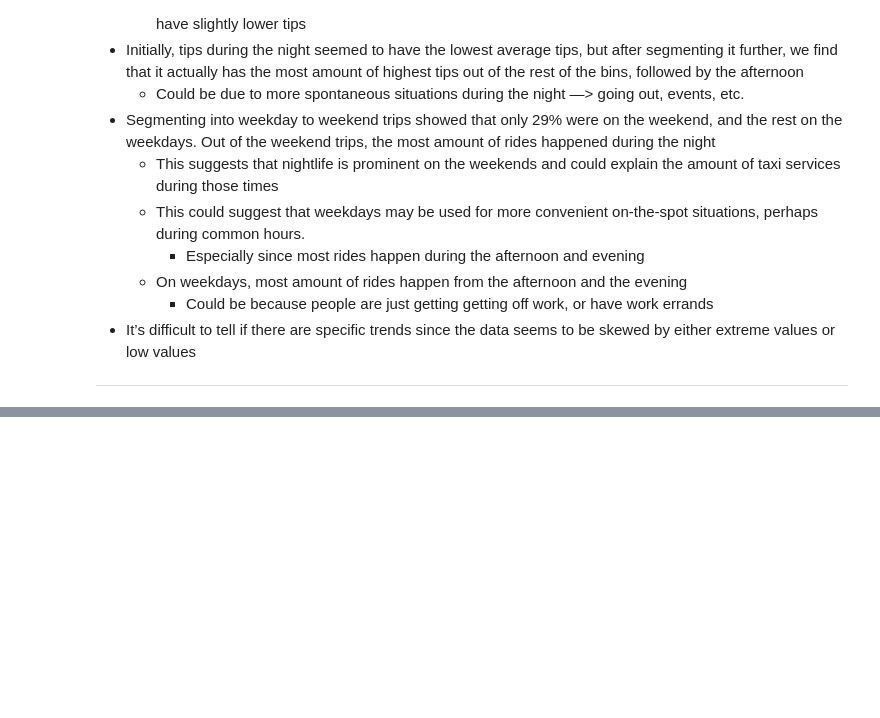
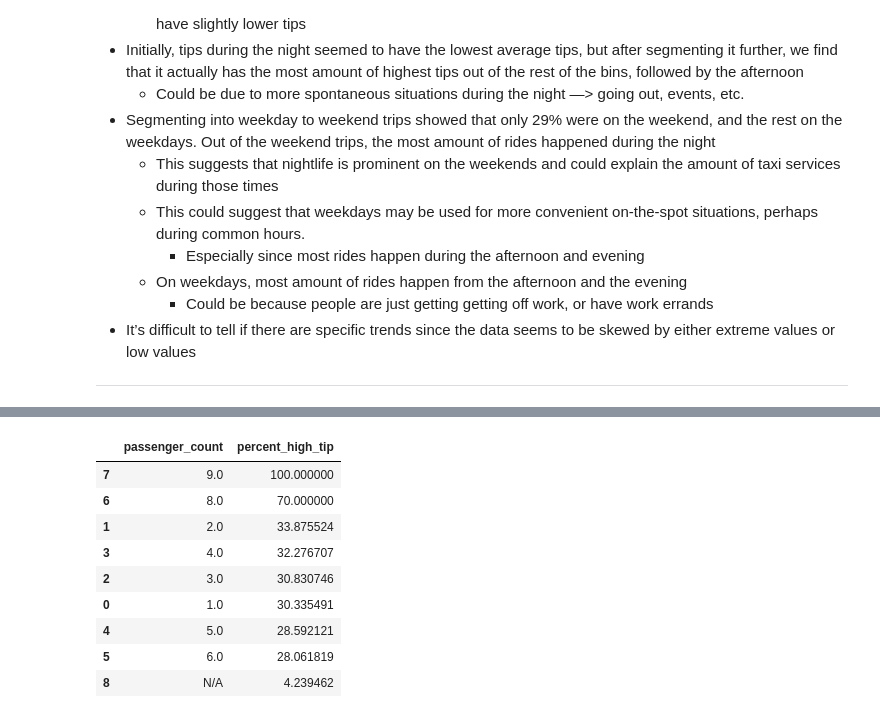
Before and after one commit to jjen1/nyc-taxis-trends, a Jupyter notebook: notebooks/yellow_taxis_eda.ipynb, the cells around one changed output, grey strips where cells are left out. Saved outputs shown, nothing was run; the diff lists cells and outputs as text; code cells hidden in the pictures; blank space fills up the shorter version.

```diff
--- a/notebooks/yellow_taxis_eda.ipynb
+++ b/notebooks/yellow_taxis_eda.ipynb
@@ -1872,0 +1933,21 @@ merged_tips.reindex(columns=['trip_duration', 'trip_distance'] + [c for c in mer
+# %%
+# percentages of high tips by passenger count
+tip_75 = merged_tips['tip_amount'].quantile(0.75)  # using the 75th percentile
+
+total_by_group = merged_tips.groupby('passenger_count').size()
+high_tip_by_group = merged_tips[merged_tips['tip_amount'] > tip_75].groupby('passenger_count').size()
+
+percent_high_tip = (high_tip_by_group / total_by_group * 100).fillna(0)
+percent_high_tip = percent_high_tip.reset_index(name='percent_high_tip')
+percent_high_tip.sort_values(by='percent_high_tip', ascending=False)
+# %% [output]
+|  | passenger_count | percent_high_tip |
+| 7 | 9.0 | 100.000000 |
+| 6 | 8.0 | 70.000000 |
+| 1 | 2.0 | 33.875524 |
+| 3 | 4.0 | 32.276707 |
+| 2 | 3.0 | 30.830746 |
+| 0 | 1.0 | 30.335491 |
+| 4 | 5.0 | 28.592121 |
+| 5 | 6.0 | 28.061819 |
+| 8 | N/A | 4.239462 |
```
Also changed, not shown: parts of 19 cells of this notebook.
